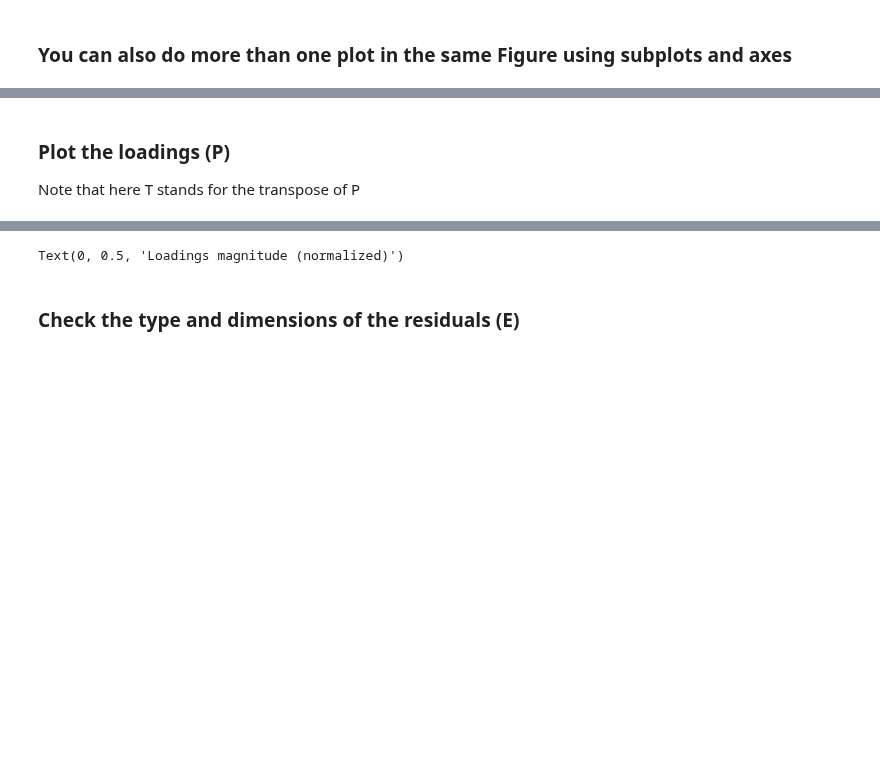
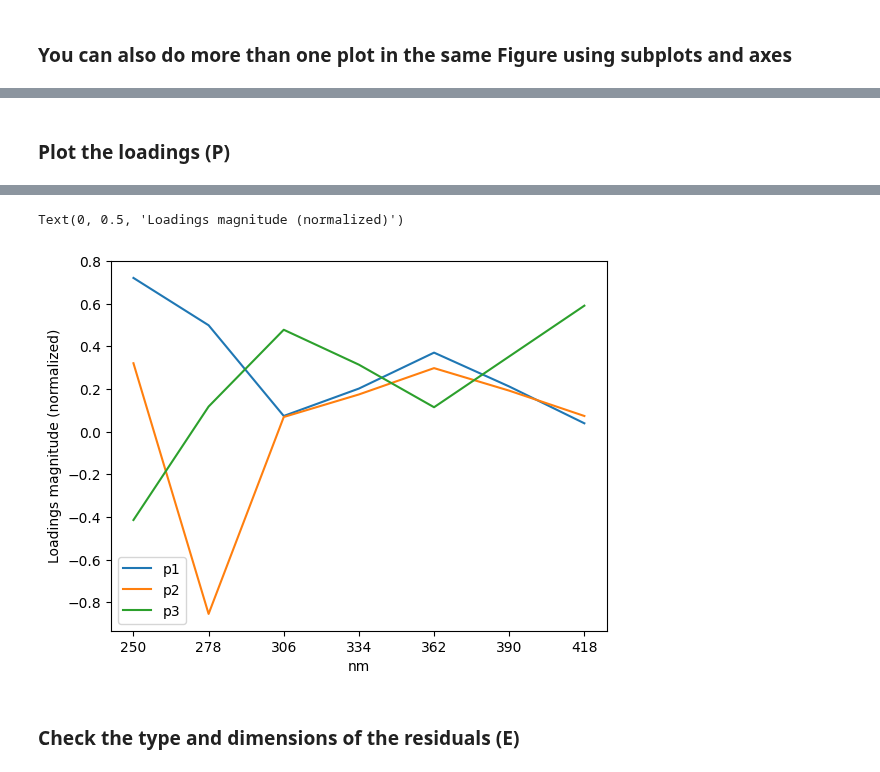
Before and after one commit to AstraZeneca/MVDA_exploration_tools, a Jupyter notebook: PCA_and_PLS_by_pandas_12.ipynb, the cells around one changed output, grey strips where cells are left out. Saved outputs shown, nothing was run; the diff lists cells and outputs as text; code cells hidden in the pictures; blank space fills up the shorter version.

```diff
--- a/PCA_and_PLS_by_pandas_12.ipynb
+++ b/PCA_and_PLS_by_pandas_12.ipynb
@@ -293,10 +287,9 @@ fig.tight_layout()
 # %% [markdown]
 ### Plot the loadings (P)
-Note that here T stands for the transpose of P
 # %%
 #P.T.plot(xlabel='nm', ylabel='Loadings magnitude (normalized)')
 # Should work in pandas version >= 1.1.0
-pd_axes = P.T.plot()
+pd_axes = P.transpose().plot()
 pd_axes.set_xlabel('nm')
 pd_axes.set_ylabel('Loadings magnitude (normalized)')
 # %% [output]
@@ -305,4 +296,5 @@ pd_axes.set_ylabel('Loadings magnitude (normalized)')
 Text(0, 0.5, 'Loadings magnitude (normalized)')
+[figure, added]
 # %% [markdown]
 ### Check the type and dimensions of the residuals (E)
 # %%
```
Also changed, not shown: parts of 22 cells of this notebook, 7 other files.
